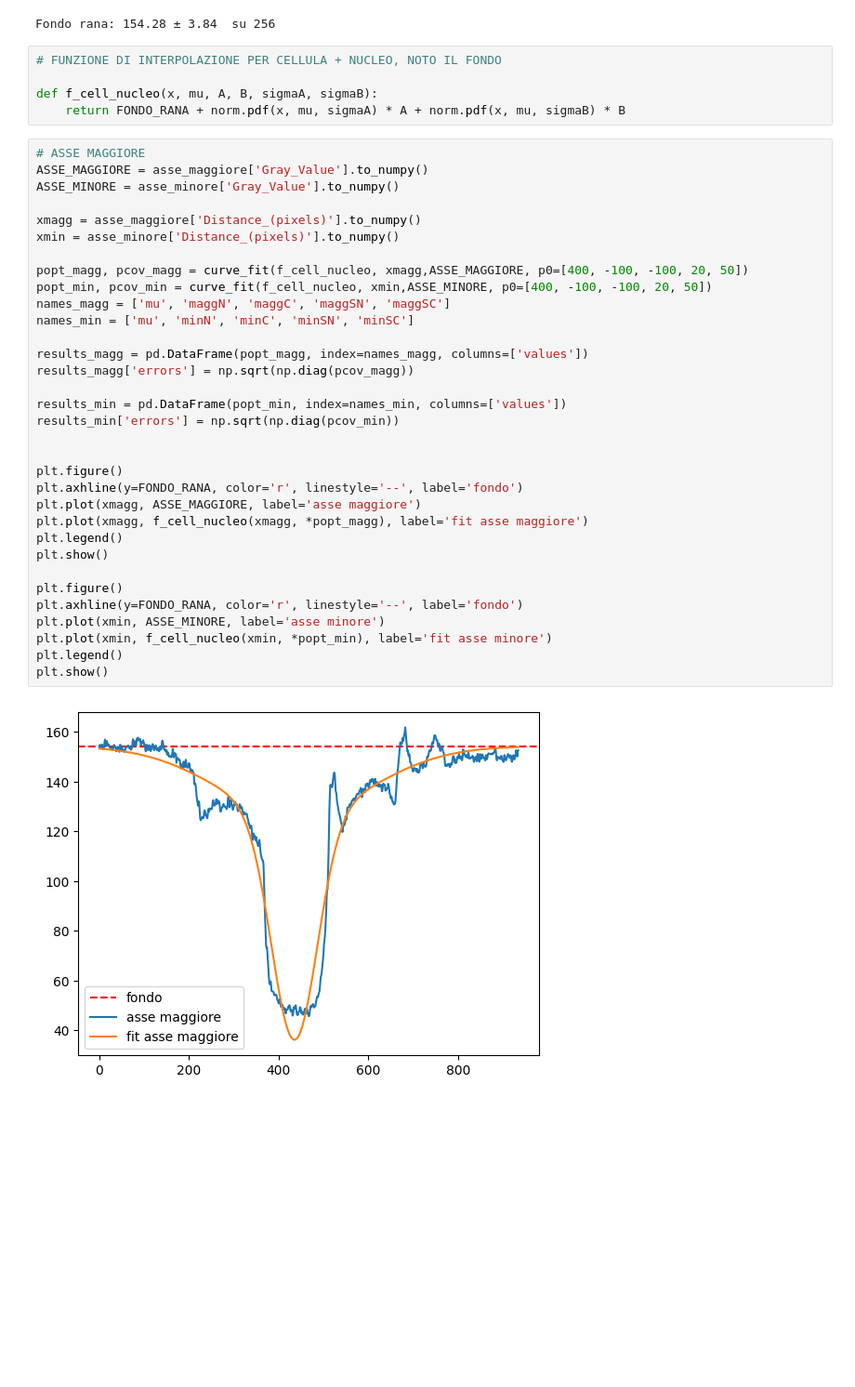
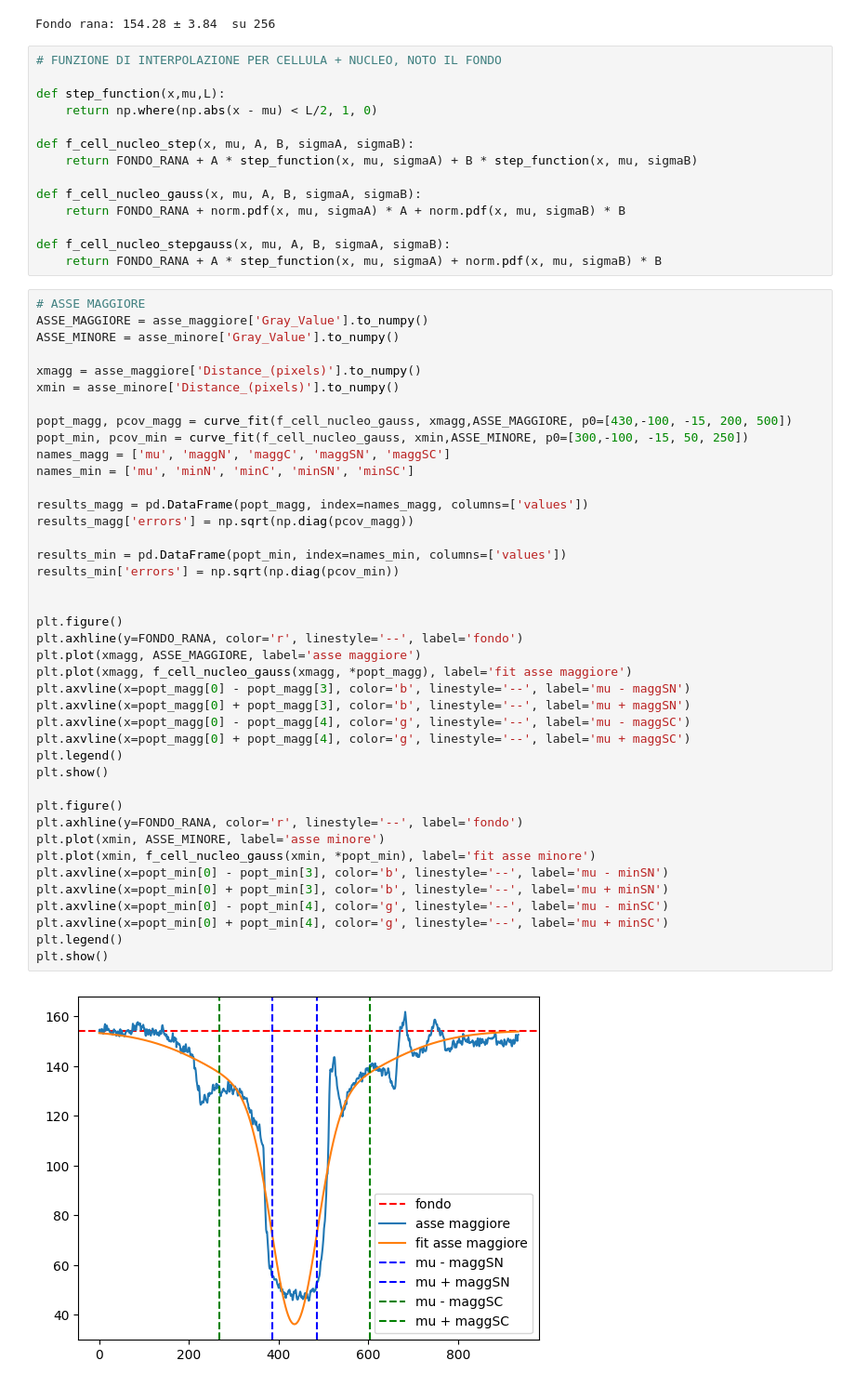
Before and after one commit to CarminatiGiovanni/LaboratorioBiofisica, a Jupyter notebook: DIGITAL PATOLOGY/rana.ipynb, the cells around one changed output. Shown at 93% size. Cells and saved outputs as stored; diff of their text form; blank space fills up the shorter version.

```diff
--- a/DIGITAL PATOLOGY/rana.ipynb
+++ b/DIGITAL PATOLOGY/rana.ipynb
@@ -26,40 +26,57 @@ Fondo rana: 154.28 ± 3.84  su 256
 # %%
 # FUNZIONE DI INTERPOLAZIONE PER CELLULA + NUCLEO, NOTO IL FONDO
 
-def f_cell_nucleo(x, mu, A, B, sigmaA, sigmaB):
+def step_function(x,mu,L):
+    return np.where(np.abs(x - mu) < L/2, 1, 0)
+
+def f_cell_nucleo_step(x, mu, A, B, sigmaA, sigmaB):
+    return FONDO_RANA + A * step_function(x, mu, sigmaA) + B * step_function(x, mu, sigmaB)
+
+def f_cell_nucleo_gauss(x, mu, A, B, sigmaA, sigmaB):
     return FONDO_RANA + norm.pdf(x, mu, sigmaA) * A + norm.pdf(x, mu, sigmaB) * B
+
+def f_cell_nucleo_stepgauss(x, mu, A, B, sigmaA, sigmaB):
+    return FONDO_RANA + A * step_function(x, mu, sigmaA) + norm.pdf(x, mu, sigmaB) * B
 # %%
 # ASSE MAGGIORE
 ASSE_MAGGIORE = asse_maggiore['Gray_Value'].to_numpy()
 ASSE_MINORE = asse_minore['Gray_Value'].to_numpy()
 
 xmagg = asse_maggiore['Distance_(pixels)'].to_numpy()
 xmin = asse_minore['Distance_(pixels)'].to_numpy()
 
-popt_magg, pcov_magg = curve_fit(f_cell_nucleo, xmagg,ASSE_MAGGIORE, p0=[400, -100, -100, 20, 50])
-popt_min, pcov_min = curve_fit(f_cell_nucleo, xmin,ASSE_MINORE, p0=[400, -100, -100, 20, 50])
+popt_magg, pcov_magg = curve_fit(f_cell_nucleo_gauss, xmagg,ASSE_MAGGIORE, p0=[430,-100, -15, 200, 500])
+popt_min, pcov_min = curve_fit(f_cell_nucleo_gauss, xmin,ASSE_MINORE, p0=[300,-100, -15, 50, 250])
 names_magg = ['mu', 'maggN', 'maggC', 'maggSN', 'maggSC']
 names_min = ['mu', 'minN', 'minC', 'minSN', 'minSC']
 
 results_magg = pd.DataFrame(popt_magg, index=names_magg, columns=['values'])
 results_magg['errors'] = np.sqrt(np.diag(pcov_magg))
 
 results_min = pd.DataFrame(popt_min, index=names_min, columns=['values'])
 results_min['errors'] = np.sqrt(np.diag(pcov_min))
 
 
 plt.figure()
 plt.axhline(y=FONDO_RANA, color='r', linestyle='--', label='fondo')
 plt.plot(xmagg, ASSE_MAGGIORE, label='asse maggiore')
-plt.plot(xmagg, f_cell_nucleo(xmagg, *popt_magg), label='fit asse maggiore')
+plt.plot(xmagg, f_cell_nucleo_gauss(xmagg, *popt_magg), label='fit asse maggiore')
+plt.axvline(x=popt_magg[0] - popt_magg[3], color='b', linestyle='--', label='mu - maggSN')
+plt.axvline(x=popt_magg[0] + popt_magg[3], color='b', linestyle='--', label='mu + maggSN')
+plt.axvline(x=popt_magg[0] - popt_magg[4], color='g', linestyle='--', label='mu - maggSC')
+plt.axvline(x=popt_magg[0] + popt_magg[4], color='g', linestyle='--', label='mu + maggSC')
 plt.legend()
 plt.show()
 
 plt.figure()
 plt.axhline(y=FONDO_RANA, color='r', linestyle='--', label='fondo')
 plt.plot(xmin, ASSE_MINORE, label='asse minore')
-plt.plot(xmin, f_cell_nucleo(xmin, *popt_min), label='fit asse minore')
+plt.plot(xmin, f_cell_nucleo_gauss(xmin, *popt_min), label='fit asse minore')
+plt.axvline(x=popt_min[0] - popt_min[3], color='b', linestyle='--', label='mu - minSN')
+plt.axvline(x=popt_min[0] + popt_min[3], color='b', linestyle='--', label='mu + minSN')
+plt.axvline(x=popt_min[0] - popt_min[4], color='g', linestyle='--', label='mu - minSC')
+plt.axvline(x=popt_min[0] + popt_min[4], color='g', linestyle='--', label='mu + minSC')
 plt.legend()
 plt.show()
 # %% [output]
-[figure, old version]
+[figure, new version]
```
Also changed, not shown: parts of 3 cells of this notebook.
